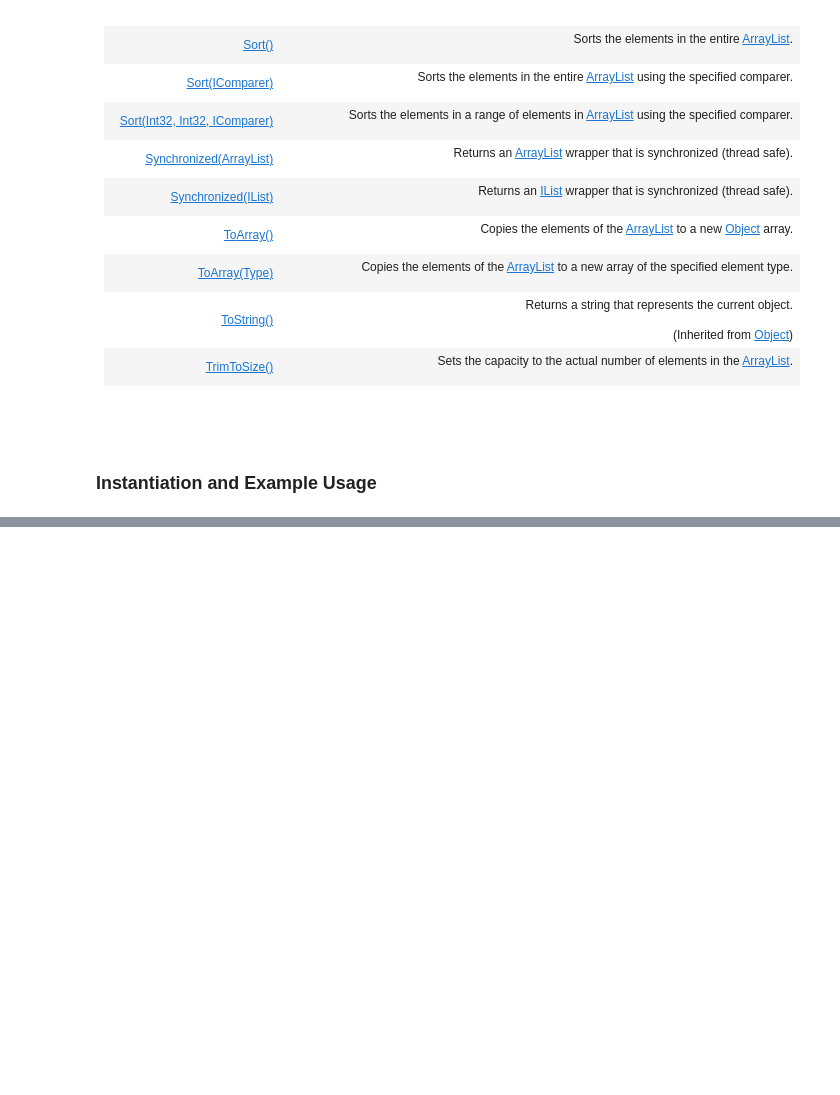
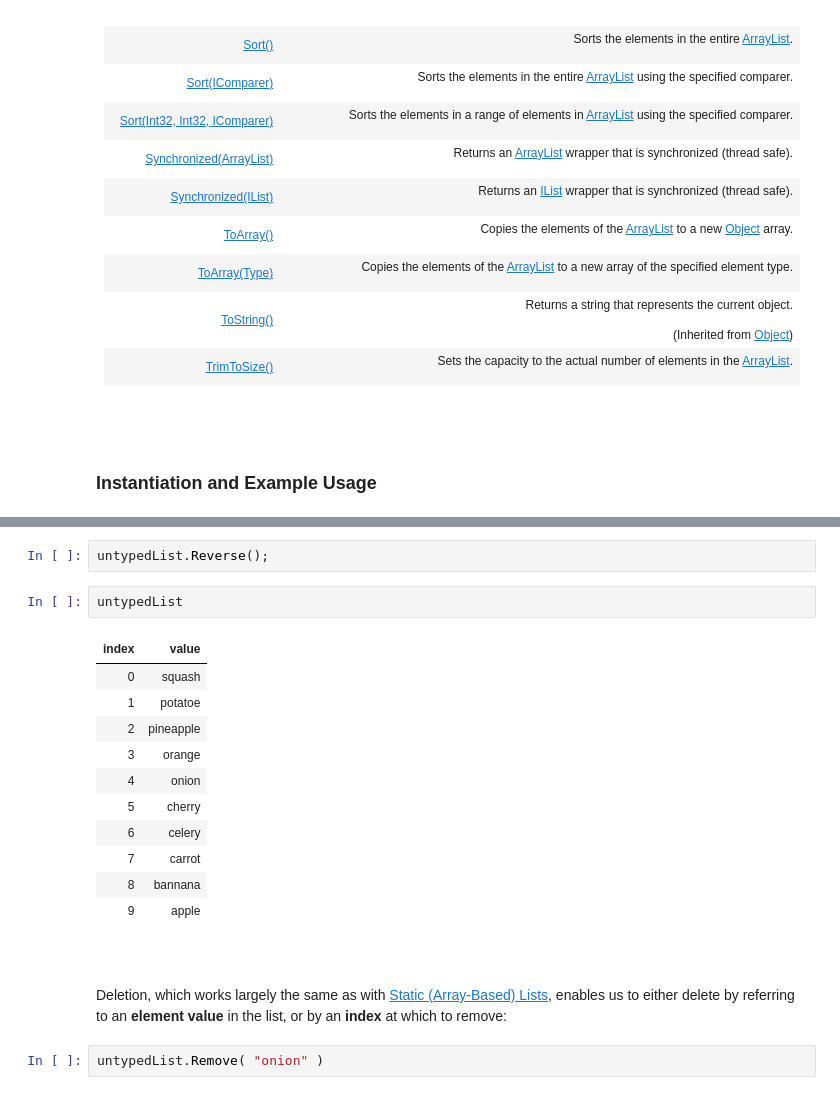
Before and after one commit to HarryJamesGreenblatt/Notes-On-C-Sharp, a Jupyter notebook: 16. Linear Data Structures/Built-In Classes/The ArrayList Class.ipynb, the cells around one changed output, grey strips where cells are left out. Drawn from its saved outputs; the diff is of its cells as text; blank space fills up the shorter version.

```diff
--- a/16. Linear Data Structures/Built-In Classes/The ArrayList Class.ipynb
+++ b/16. Linear Data Structures/Built-In Classes/The ArrayList Class.ipynb
@@ -614,0 +740,22 @@ Despite the immeadiate convenience this provides, the `ArrayList` **does not off
+# %%
+untypedList.Reverse();
+# %%
+untypedList
+# %% [output]
+| index | value |
+| 0 | squash |
+| 1 | potatoe |
+| 2 | pineapple |
+| 3 | orange |
+| 4 | onion |
+| 5 | cherry |
+| 6 | celery |
+| 7 | carrot |
+| 8 | bannana |
+| 9 | apple |
+# %% [markdown]
+<br>
+# %% [markdown]
+Deletion, which works largely the same as with [Static (Array-Based) Lists](../Custom%20Implementations/Static%20(Array-based)%20Lists.ipynb), enables us to either delete by referring to an **element value** in the list, or by an **index** at which to remove:
+# %%
+untypedList.Remove( "onion" )
```
Also changed, not shown: parts of 38 cells of this notebook.
